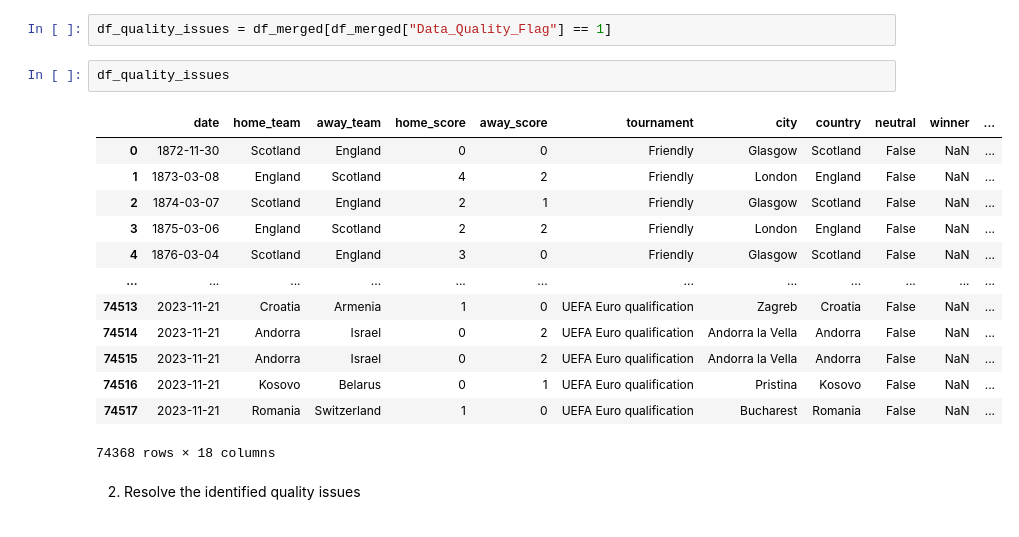
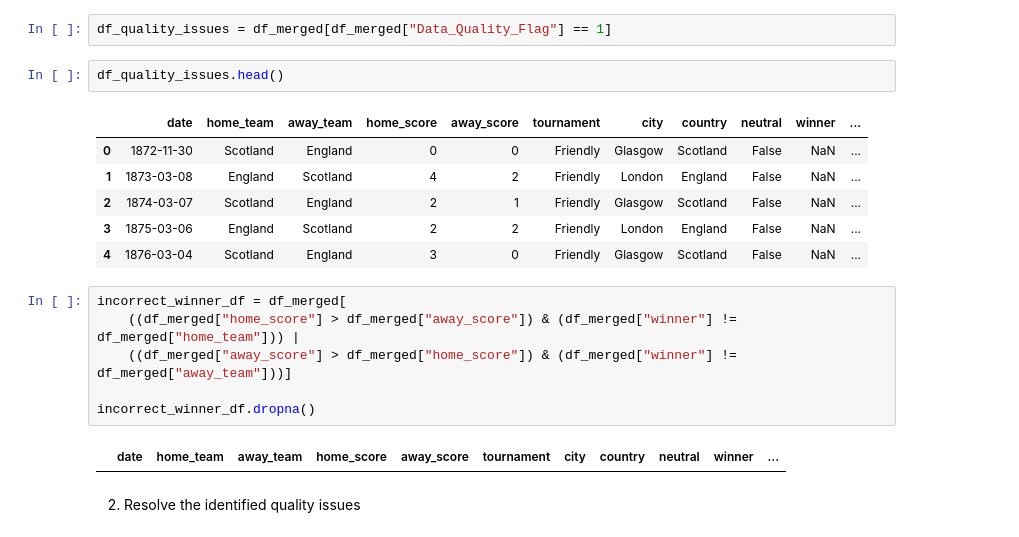
Before and after one commit to EnidFerns/Lilly-DataEngineer-Challenge, a Jupyter notebook: main.ipynb, the cells around one changed output. Cells and saved outputs as stored; diff of their text form.

```diff
--- a/main.ipynb
+++ b/main.ipynb
@@ -385,20 +340,21 @@ df_merged[df_merged["penalty"].isna()]
 # %%
 df_quality_issues = df_merged[df_merged["Data_Quality_Flag"] == 1]
 # %%
-df_quality_issues
+df_quality_issues.head()
 # %% [output]
 |  | date | home_team | away_team | home_score | away_score | tournament | city | country | neutral | winner | ... |
 | 0 | 1872-11-30 | Scotland | England | 0 | 0 | Friendly | Glasgow | Scotland | False | NaN | ... |
 | 1 | 1873-03-08 | England | Scotland | 4 | 2 | Friendly | London | England | False | NaN | ... |
 | 2 | 1874-03-07 | Scotland | England | 2 | 1 | Friendly | Glasgow | Scotland | False | NaN | ... |
 | 3 | 1875-03-06 | England | Scotland | 2 | 2 | Friendly | London | England | False | NaN | ... |
 | 4 | 1876-03-04 | Scotland | England | 3 | 0 | Friendly | Glasgow | Scotland | False | NaN | ... |
-| ... | ... | ... | ... | ... | ... | ... | ... | ... | ... | ... | ... |
-| 74513 | 2023-11-21 | Croatia | Armenia | 1 | 0 | UEFA Euro qualification | Zagreb | Croatia | False | NaN | ... |
-| 74514 | 2023-11-21 | Andorra | Israel | 0 | 2 | UEFA Euro qualification | Andorra la Vella | Andorra | False | NaN | ... |
-| 74515 | 2023-11-21 | Andorra | Israel | 0 | 2 | UEFA Euro qualification | Andorra la Vella | Andorra | False | NaN | ... |
-| 74516 | 2023-11-21 | Kosovo | Belarus | 0 | 1 | UEFA Euro qualification | Pristina | Kosovo | False | NaN | ... |
-| 74517 | 2023-11-21 | Romania | Switzerland | 1 | 0 | UEFA Euro qualification | Bucharest | Romania | False | NaN | ... |
-74368 rows × 18 columns
+# %%
+incorrect_winner_df = df_merged[
+    ((df_merged["home_score"] > df_merged["away_score"]) & (df_merged["winner"] != df_merged["home_team"])) |
+    ((df_merged["away_score"] > df_merged["home_score"]) & (df_merged["winner"] != df_merged["away_team"]))]
+
+incorrect_winner_df.dropna()
+# %% [output]
+|  | date | home_team | away_team | home_score | away_score | tournament | city | country | neutral | winner | ... |
 # %% [markdown]
 2. Resolve the identified quality issues
```
Also changed, not shown: parts of 13 cells of this notebook.
